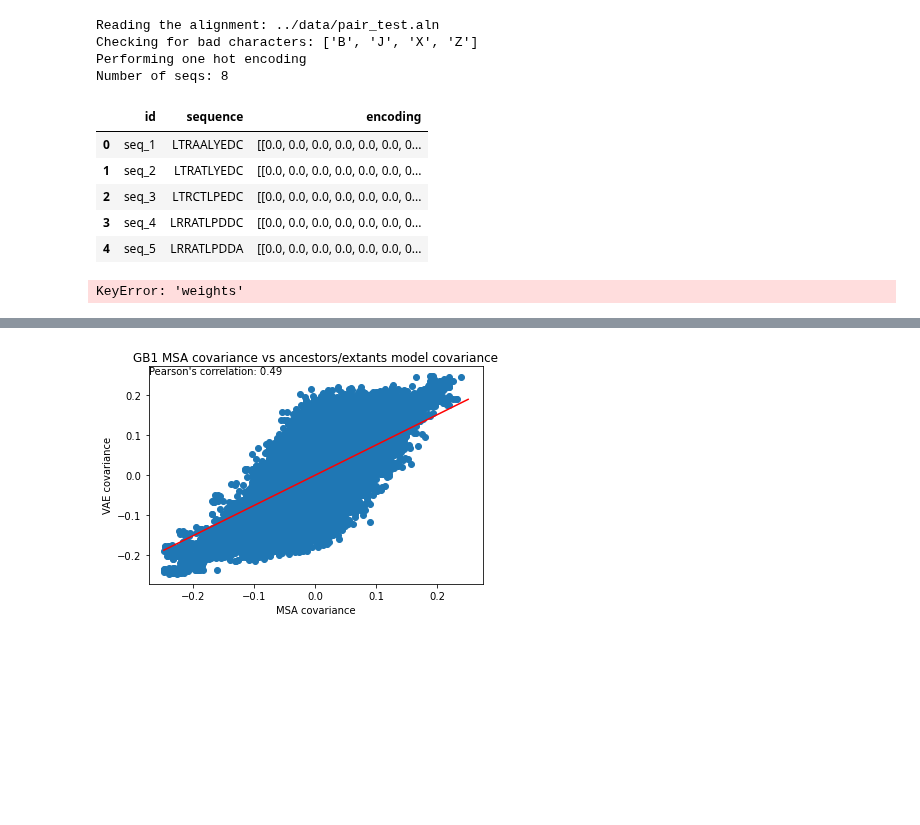
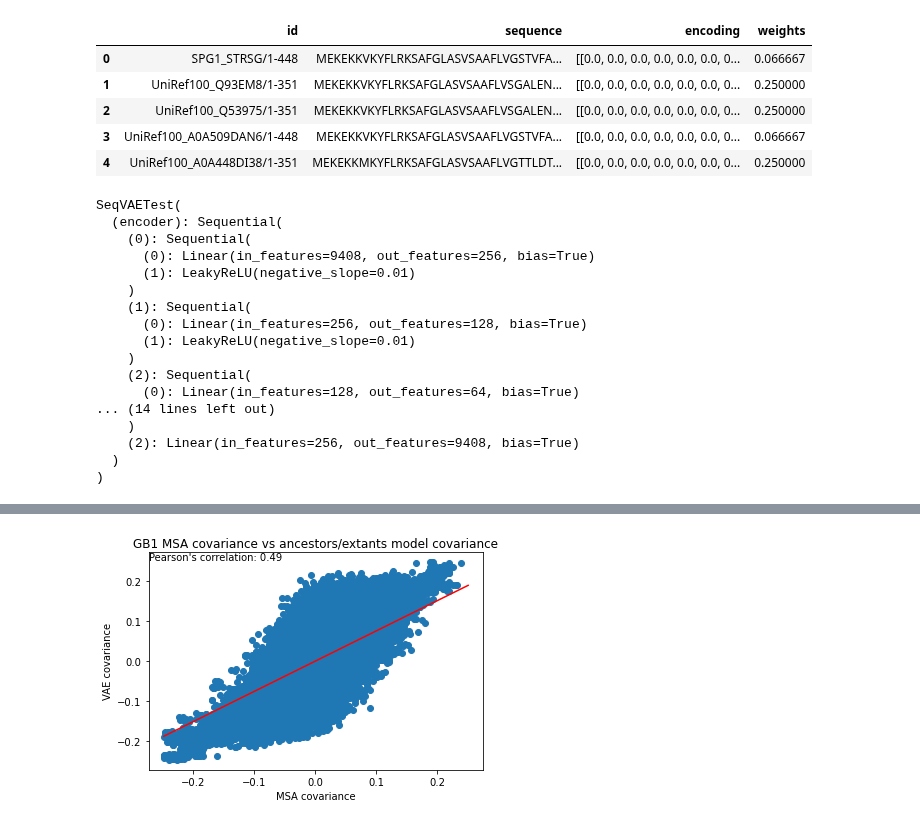
Before and after one commit to SebPorras/MAP_VAE, a Jupyter notebook: notebooks/calc_correlation.ipynb, the cells around one changed output, grey strips where cells are left out. Cells and saved outputs as stored; diff of their text form; code cells hidden in the pictures; blank space fills up the shorter version.

```diff
--- a/notebooks/calc_correlation.ipynb
+++ b/notebooks/calc_correlation.ipynb
@@ -14,22 +11,18 @@ pd.set_option("display.max_rows", None)
 # %%
-test_aln = st.read_aln_file("../data/pair_test.aln")
+test_aln = pd.read_pickle("/Users/sebs_mac/uni_OneDrive/honours/data/gb1/encoded_weighted/gb1_extants_encoded_weighted_no_dupes.pkl")
 #test_aln = pd.read_pickle("../data/gb1/gb1_ancestors_extants_encoded_weighted_no_dupes.pkl")
 test_aln.head()
 # %% [output]
-Reading the alignment: ../data/pair_test.aln
-Checking for bad characters: ['B', 'J', 'X', 'Z']
-Performing one hot encoding
-Number of seqs: 8
-|  | id | sequence | encoding |
-| 0 | seq_1 | LTRAALYEDC | [[0.0, 0.0, 0.0, 0.0, 0.0, 0.0, 0... |
-| 1 | seq_2 | LTRATLYEDC | [[0.0, 0.0, 0.0, 0.0, 0.0, 0.0, 0... |
-| 2 | seq_3 | LTRCTLPEDC | [[0.0, 0.0, 0.0, 0.0, 0.0, 0.0, 0... |
-| 3 | seq_4 | LRRATLPDDC | [[0.0, 0.0, 0.0, 0.0, 0.0, 0.0, 0... |
-| 4 | seq_5 | LRRATLPDDA | [[0.0, 0.0, 0.0, 0.0, 0.0, 0.0, 0... |
+|  | id | sequence | encoding | weights |
+| 0 | SPG1_STRSG/1-448 | MEKEKKVKYFLRKSAFGLASVSAAFLVGSTVFA... | [[0.0, 0.0, 0.0, 0.0, 0.0, 0.0, 0... | 0.066667 |
+| 1 | UniRef100_Q93EM8/1-351 | MEKEKKVKYFLRKSAFGLASVSAAFLVSGALEN... | [[0.0, 0.0, 0.0, 0.0, 0.0, 0.0, 0... | 0.250000 |
+| 2 | UniRef100_Q53975/1-351 | MEKEKKVKYFLRKSAFGLASVSAAFLVSGALEN... | [[0.0, 0.0, 0.0, 0.0, 0.0, 0.0, 0... | 0.250000 |
+| 3 | UniRef100_A0A509DAN6/1-448 | MEKEKKVKYFLRKSAFGLASVSAAFLVGSTVFA... | [[0.0, 0.0, 0.0, 0.0, 0.0, 0.0, 0... | 0.066667 |
+| 4 | UniRef100_A0A448DI38/1-351 | MEKEKKMKYFLRKSAFGLASVSAAFLVGTTLDT... | [[0.0, 0.0, 0.0, 0.0, 0.0, 0.0, 0... | 0.250000 |
 # %%
 
 train_dataset = MSA_Dataset(test_aln["encoding"], test_aln["weights"], test_aln["id"])
-train_loader = torch.utils.data.DataLoader(
+data_loader = torch.utils.data.DataLoader(
     train_dataset, batch_size=8, shuffle=False
 )
 
@@ -77,11 +70,25 @@ seq_len = train_dataset[BATCH_ZERO][SEQ_ZERO].shape[SEQ_LEN]
 input_dims = seq_len * 21
 
 
-good_weights = "../data/gfp/model_weights/ancestors_extants_no_duplicates_gfp_model_state.pt"
-gb1_good = "../data/gb1/model_weights/gb1_ancestors_extants_no_dupes_model_state.pt"
-bad_weights = "../data/gfp/model_weights/bad_loss/gfp_ancestors_extants_no_duplicates_model_state.pt"
-model = SeqVAETest(input_dims, 2, hidden_dims=config["hidden_dims"], config=config)
+gb1_good = "/Users/sebs_mac/git_repos/evoVAE/notebooks/gb1_ancestors_extants_encoded_weighted_no_dupes_model_state.pt"
+model = SeqVAETest(input_dims, 3, hidden_dims=config["hidden_dims"], config=config)
 model.load_state_dict(torch.load(gb1_good))
 model.eval()
 # %% [output]
-KeyError: 'weights'
+SeqVAETest(
+  (encoder): Sequential(
+    (0): Sequential(
+      (0): Linear(in_features=9408, out_features=256, bias=True)
+      (1): LeakyReLU(negative_slope=0.01)
+    )
+    (1): Sequential(
+      (0): Linear(in_features=256, out_features=128, bias=True)
+      (1): LeakyReLU(negative_slope=0.01)
+    )
+    (2): Sequential(
+      (0): Linear(in_features=128, out_features=64, bias=True)
+... (14 lines left out)
+    )
+    (2): Linear(in_features=256, out_features=9408, bias=True)
+  )
+)
```
Also changed, not shown: parts of 15 cells of this notebook, 5 other files.
